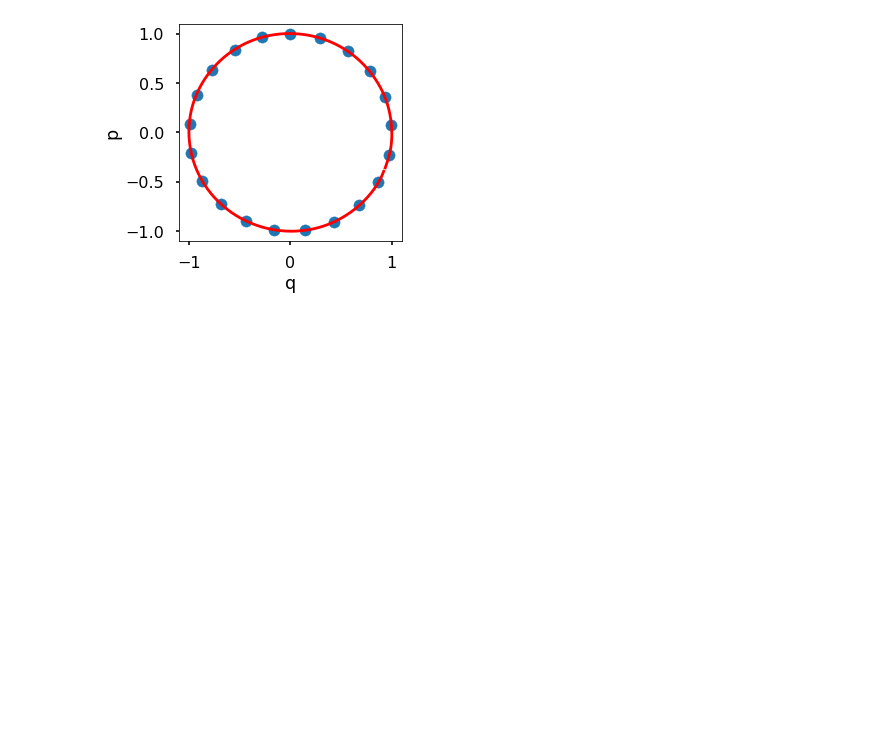
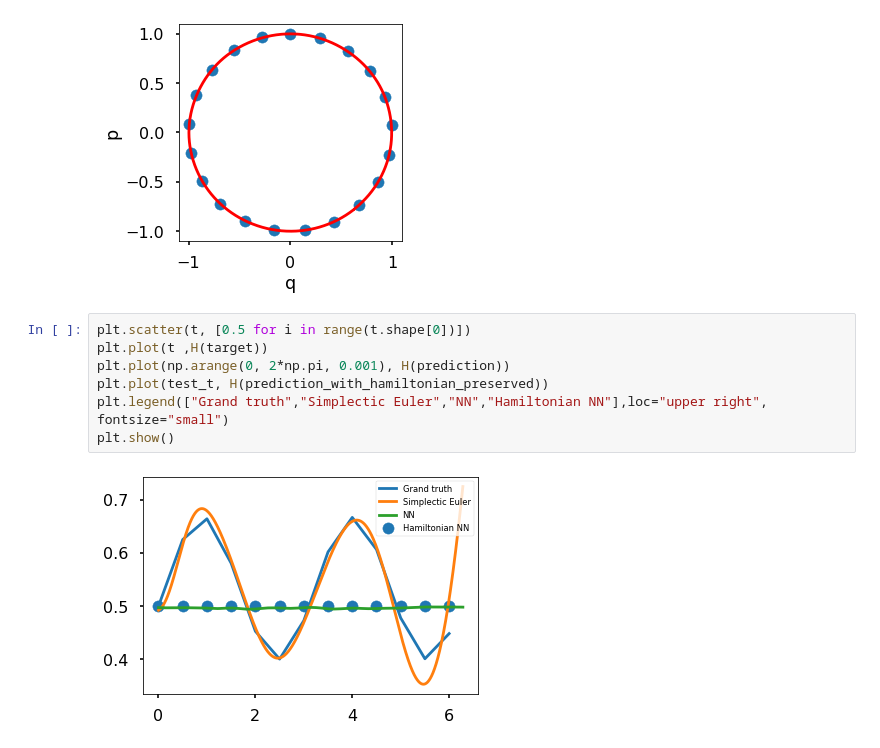
Before and after one commit to tayfununal/hamiltonian_ex, a Jupyter notebook: eulerverlet.ipynb, the cells around one changed output. Cells and saved outputs as stored; diff of their text form; blank space fills up the shorter version.

```diff
--- a/eulerverlet.ipynb
+++ b/eulerverlet.ipynb
@@ -196,3 +196,12 @@ grand_truth_plot()
 plt.show()
 # %% [output]
 [figure]
+# %%
+plt.scatter(t, [0.5 for i in range(t.shape[0])])
+plt.plot(t ,H(target))
+plt.plot(np.arange(0, 2*np.pi, 0.001), H(prediction))
+plt.plot(test_t, H(prediction_with_hamiltonian_preserved))
+plt.legend(["Grand truth","Simplectic Euler","NN","Hamiltonian NN"],loc="upper right", fontsize="small")
+plt.show()
+# %% [output]
+[figure, added]
```
Also changed, not shown: parts of 3 cells of this notebook.
